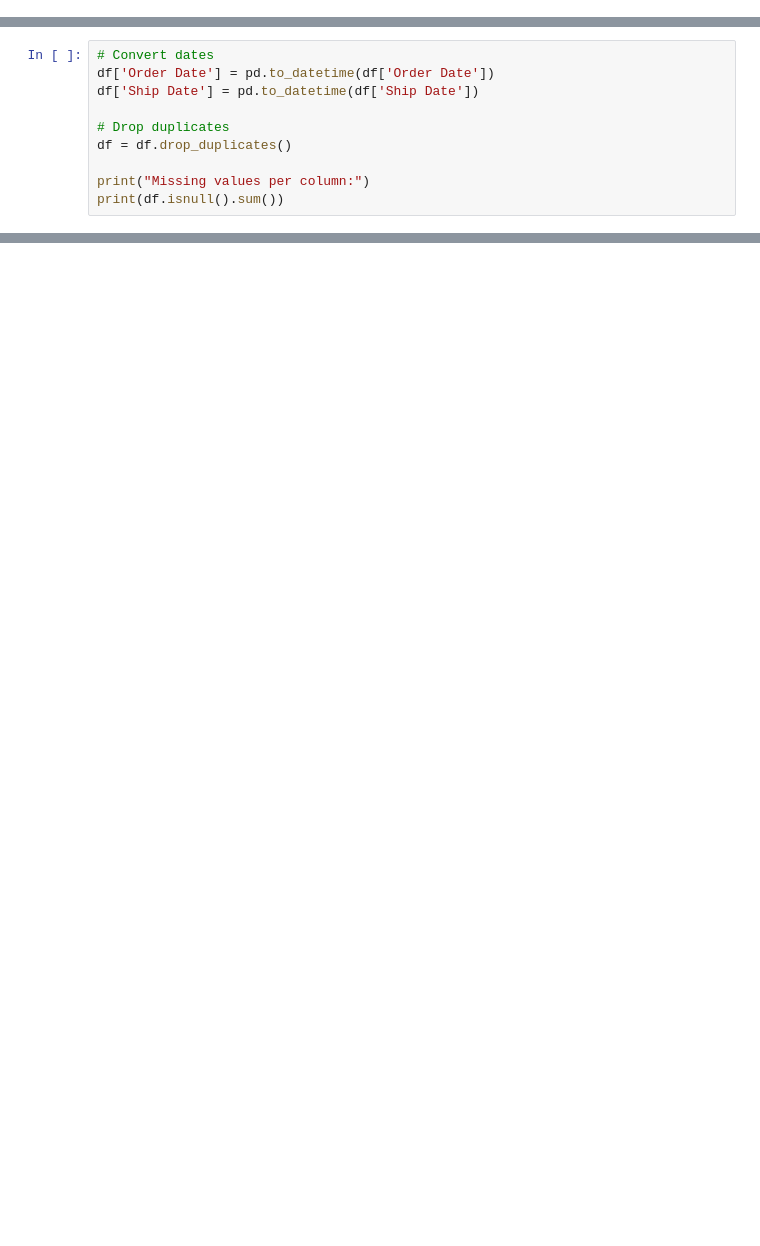
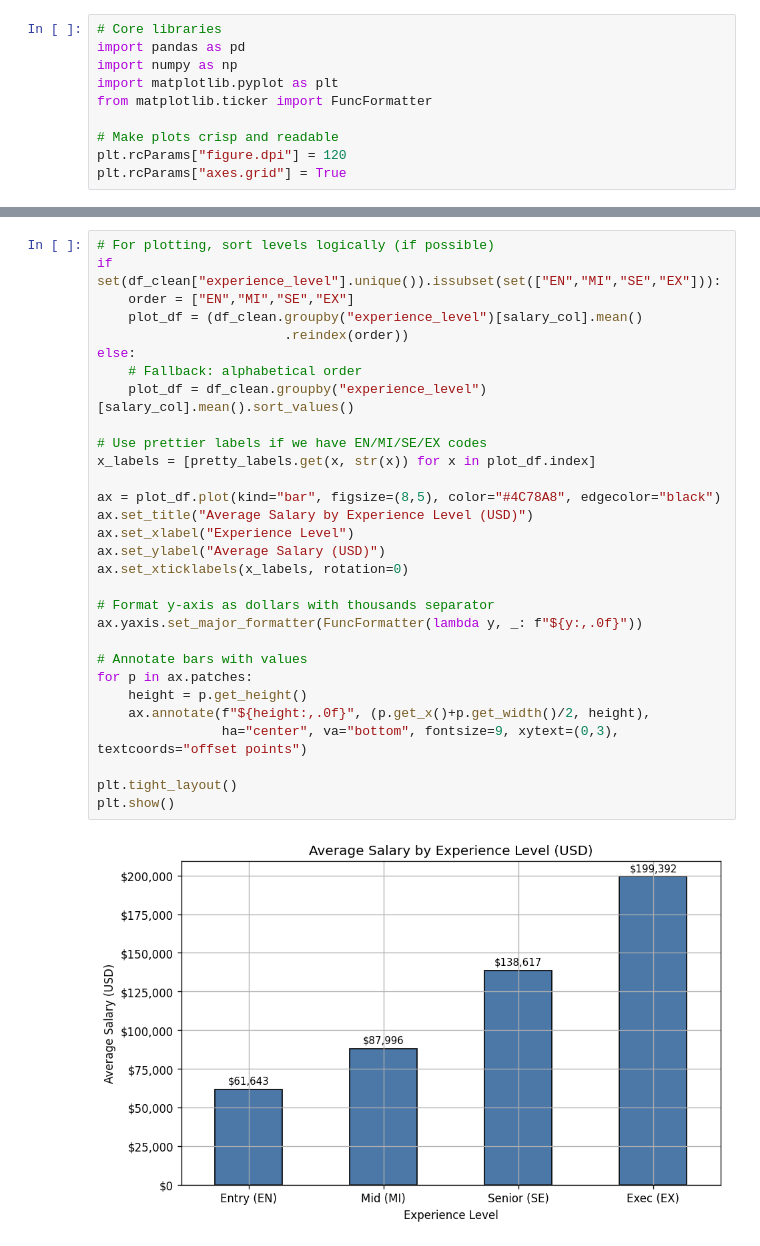
Before and after one commit to Koss-Lab/DI_Bootcamp, a Jupyter notebook: Week6/Day2/DailyChallenge/DailyChallenge_Week6_Day2.ipynb, the cells around one changed output, grey strips where cells are left out. Saved outputs shown, nothing was run; the diff lists cells and outputs as text; blank space fills up the shorter version.

```diff
--- a/Week6/Day2/DailyChallenge/DailyChallenge_Week6_Day2.ipynb
+++ b/Week6/Day2/DailyChallenge/DailyChallenge_Week6_Day2.ipynb
@@ -4 +1,11 @@
+# %%
+# Core libraries
+import pandas as pd
+import numpy as np
+import matplotlib.pyplot as plt
+from matplotlib.ticker import FuncFormatter
+
+# Make plots crisp and readable
+plt.rcParams["figure.dpi"] = 120
+plt.rcParams["axes.grid"] = True
 # %%
@@ -32,10 +29,0 @@ Shape: (9994, 21)
-# %%
-# Convert dates
-df['Order Date'] = pd.to_datetime(df['Order Date'])
-df['Ship Date'] = pd.to_datetime(df['Ship Date'])
-
-# Drop duplicates
-df = df.drop_duplicates()
-
-print("Missing values per column:")
-print(df.isnull().sum())
@@ -122,0 +226,32 @@ plt.show()
+# %%
+# For plotting, sort levels logically (if possible)
+if set(df_clean["experience_level"].unique()).issubset(set(["EN","MI","SE","EX"])):
+    order = ["EN","MI","SE","EX"]
+    plot_df = (df_clean.groupby("experience_level")[salary_col].mean()
+                        .reindex(order))
+else:
+    # Fallback: alphabetical order
+    plot_df = df_clean.groupby("experience_level")[salary_col].mean().sort_values()
+
+# Use prettier labels if we have EN/MI/SE/EX codes
+x_labels = [pretty_labels.get(x, str(x)) for x in plot_df.index]
+
+ax = plot_df.plot(kind="bar", figsize=(8,5), color="#4C78A8", edgecolor="black")
+ax.set_title("Average Salary by Experience Level (USD)")
+ax.set_xlabel("Experience Level")
+ax.set_ylabel("Average Salary (USD)")
+ax.set_xticklabels(x_labels, rotation=0)
+
+# Format y-axis as dollars with thousands separator
+ax.yaxis.set_major_formatter(FuncFormatter(lambda y, _: f"${y:,.0f}"))
+
+# Annotate bars with values
+for p in ax.patches:
+    height = p.get_height()
+    ax.annotate(f"${height:,.0f}", (p.get_x()+p.get_width()/2, height),
+                ha="center", va="bottom", fontsize=9, xytext=(0,3), textcoords="offset points")
+
+plt.tight_layout()
+plt.show()
+# %% [output]
+[figure, added]
```
Also changed, not shown: parts of 14 cells of this notebook, 25 other files.
